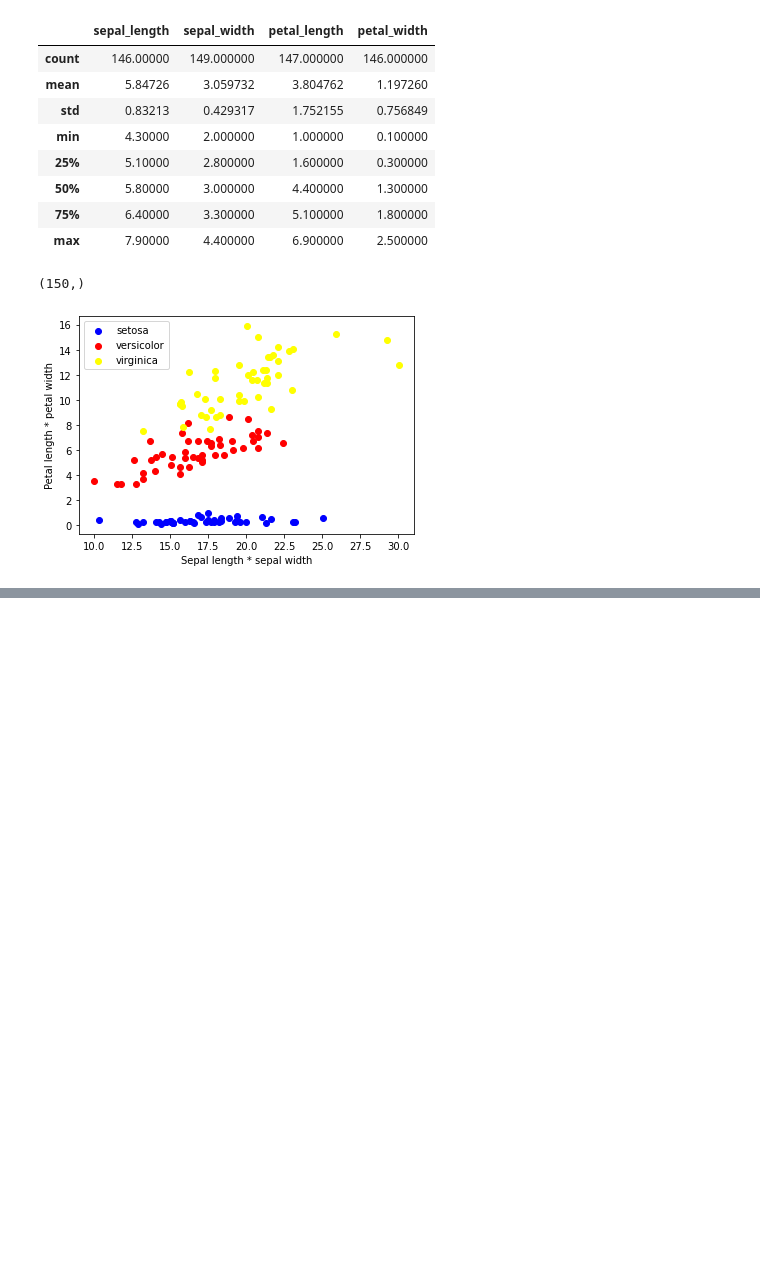
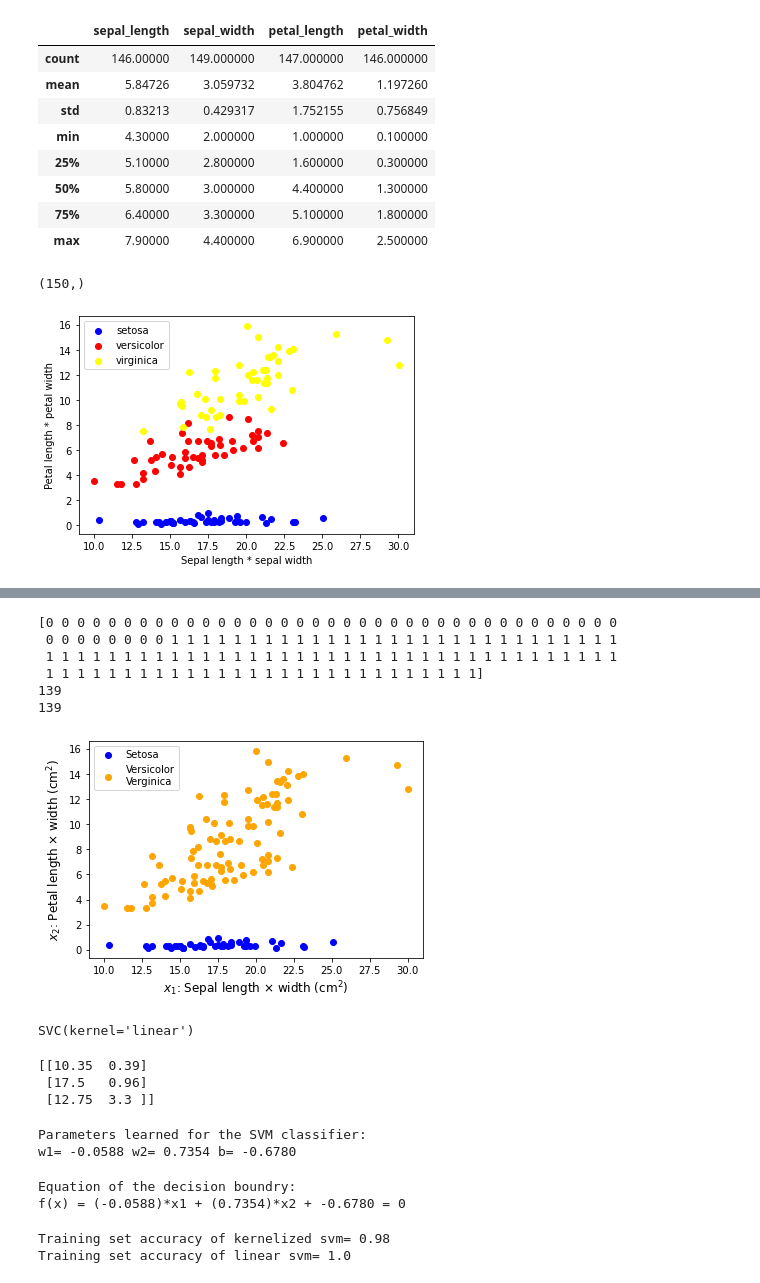
Before and after one commit to saharsolt/Machine_Learning_Python, a Jupyter notebook: IrisSVMClassification.ipynb, the cells around one changed output, grey strips where cells are left out. Cells and saved outputs as stored; diff of their text form; code cells hidden in the pictures; blank space fills up the shorter version.

Commit message:
linear and kernelized SVM

```diff
--- a/IrisSVMClassification.ipynb
+++ b/IrisSVMClassification.ipynb
@@ -94,3 +94,9 @@ plt.show()
 # %% [output]
 (150,)
 [figure]
+# %%
+from sklearn.svm import SVC
+
+svm = SVC(kernel='rbf',decision_function_shape ='ovr')
+
+svm.fit(X,y)
@@ -96,0 +105,8 @@ plt.show()
+# %%
+y_new = y.copy()
+print(y_new)
+y_new[y_new !=0]=1
+print(y_new)
+
+data_new=pd.DataFrame(data={'sepal_area':sepal_area ,'petal_area':petal_area})
+data_new.head()
@@ -96,0 +130,61 @@ plt.show()
+# %%
+NaN_index = data_new.T.isnull().any()
+y_new=y_new[~NaN_index]
+data_new=data_new.dropna(axis=0)
+print(y_new)
+print(len(data_new))
+print(len(y_new))
+# %% [output]
+[0 0 0 0 0 0 0 0 0 0 0 0 0 0 0 0 0 0 0 0 0 0 0 0 0 0 0 0 0 0 0 0 0 0 0 0 0
+ 0 0 0 0 0 0 0 0 1 1 1 1 1 1 1 1 1 1 1 1 1 1 1 1 1 1 1 1 1 1 1 1 1 1 1 1 1
+ 1 1 1 1 1 1 1 1 1 1 1 1 1 1 1 1 1 1 1 1 1 1 1 1 1 1 1 1 1 1 1 1 1 1 1 1 1
+ 1 1 1 1 1 1 1 1 1 1 1 1 1 1 1 1 1 1 1 1 1 1 1 1 1 1 1 1]
+139
+139
+# %%
+import matplotlib.pyplot as plt
+
+fig, ax = plt.subplots()
+ax.scatter(data_new.loc[y_new==0, 'sepal_area'], data_new.loc[y_new==0, 'petal_area'], label='Setosa', color='blue')
+ax.scatter(data_new.loc[y_new==1, 'sepal_area'], data_new.loc[y_new==1, 'petal_area'], label='Versicolor\nVerginica', color='orange')
+
+ax.set_xlabel(r'$x_1$: Sepal length $\times$ width (cm$^2$)', fontsize=12)
+ax.set_ylabel(r'$x_2$: Petal length $\times$ width (cm$^2$)', fontsize=12)
+ax.legend()
+plt.show()
+# %% [output]
+[figure, added]
+# %%
+svm_linear_model= SVC(kernel='linear',decision_function_shape='ovr')
+svm_linear_model.fit(data_new,y_new)
+# %% [output]
+SVC(kernel='linear')
+# %%
+print(svm_linear_model.support_vectors_)
+# %% [output]
+[[10.35  0.39]
+ [17.5   0.96]
+ [12.75  3.3 ]]
+# %%
+w1 =svm_linear_model.coef_[0,0]
+w2 =svm_linear_model.coef_[0,1]
+b =svm_linear_model.intercept_[0]
+print("Parameters learned for the SVM classifier: ")
+print("w1= {:.4f} w2= {:.4f} b= {:.4f}".format(w1, w2, b))
+# %% [output]
+Parameters learned for the SVM classifier:
+w1= -0.0588 w2= 0.7354 b= -0.6780
+# %%
+print('Equation of the decision boundry:')
+print("f(x) = ({:.4f})*x1 + ({:.4f})*x2 + {:.4f} = 0".format(w1, w2, b))
+# %% [output]
+Equation of the decision boundry:
+f(x) = (-0.0588)*x1 + (0.7354)*x2 + -0.6780 = 0
+# %%
+svm_accuracy= svm.score(X,y)
+svm_linear_accuracy= svm_linear_model.score(data_new,y_new)
+print('Training set accuracy of kernelized svm= {}'.format(svm_accuracy))
+print('Training set accuracy of linear svm= {}'.format(svm_linear_accuracy))
+# %% [output]
+Training set accuracy of kernelized svm= 0.98
+Training set accuracy of linear svm= 1.0
```
Also changed, not shown: parts of 3 cells of this notebook.
